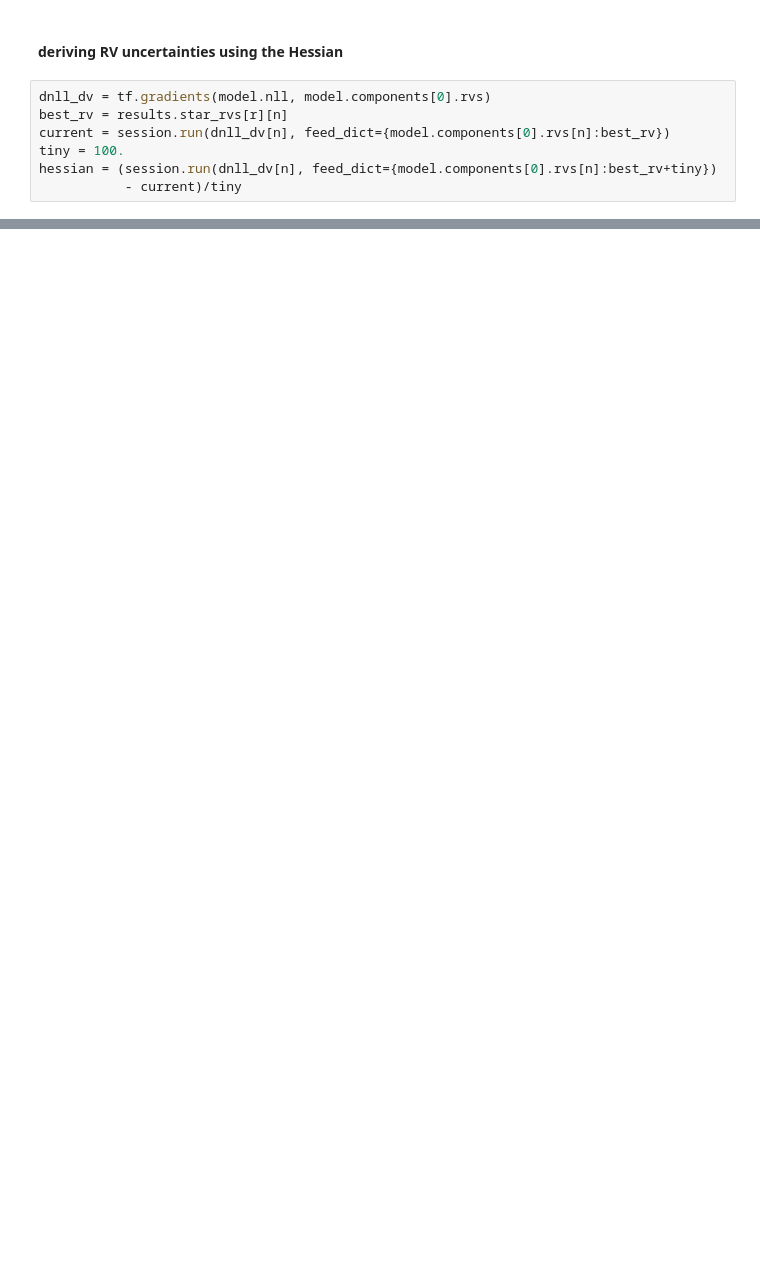
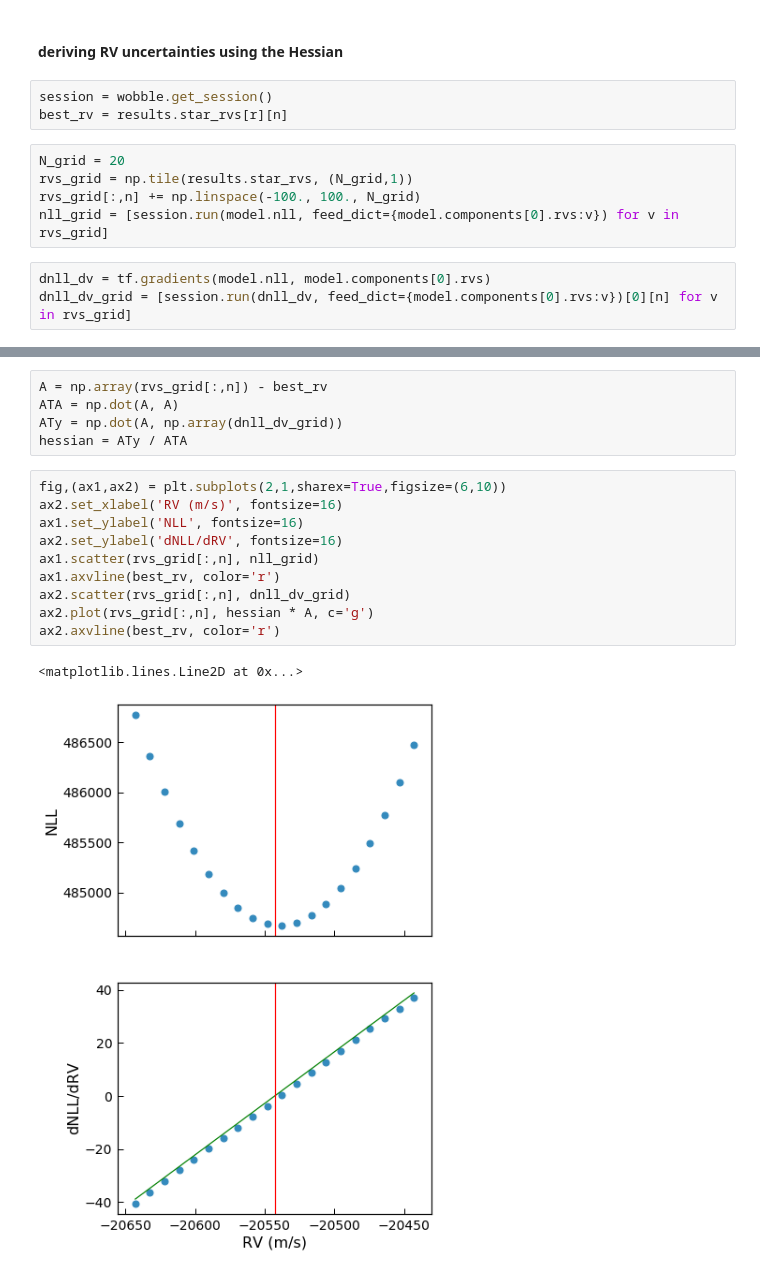
Before and after one commit to megbedell/wobble, a Jupyter notebook: notebooks/uncertainties.ipynb, the cells around one changed output, grey strips where cells are left out. Cells and saved outputs as stored; diff of their text form; blank space fills up the shorter version.

```diff
--- a/notebooks/uncertainties.ipynb
+++ b/notebooks/uncertainties.ipynb
@@ -57,9 +59,13 @@ print(1./np.sqrt(crlb))
 # %% [markdown]
 #### deriving RV uncertainties using the Hessian
+# %%
+session = wobble.get_session()
+best_rv = results.star_rvs[r][n]
+# %%
+N_grid = 20
+rvs_grid = np.tile(results.star_rvs, (N_grid,1))
+rvs_grid[:,n] += np.linspace(-100., 100., N_grid)
+nll_grid = [session.run(model.nll, feed_dict={model.components[0].rvs:v}) for v in rvs_grid]
 # %%
 dnll_dv = tf.gradients(model.nll, model.components[0].rvs)
-best_rv = results.star_rvs[r][n]
-current = session.run(dnll_dv[n], feed_dict={model.components[0].rvs[n]:best_rv})
-tiny = 100.
-hessian = (session.run(dnll_dv[n], feed_dict={model.components[0].rvs[n]:best_rv+tiny})
-           - current)/tiny
+dnll_dv_grid = [session.run(dnll_dv, feed_dict={model.components[0].rvs:v})[0][n] for v in rvs_grid]
@@ -96,0 +72,18 @@ array([-1.29501219, -1.31234992, -1.70108225, -1.20127702, -1.74705781,
+# %%
+A = np.array(rvs_grid[:,n]) - best_rv
+ATA = np.dot(A, A)
+ATy = np.dot(A, np.array(dnll_dv_grid))
+hessian = ATy / ATA
+# %%
+fig,(ax1,ax2) = plt.subplots(2,1,sharex=True,figsize=(6,10))
+ax2.set_xlabel('RV (m/s)', fontsize=16)
+ax1.set_ylabel('NLL', fontsize=16)
+ax2.set_ylabel('dNLL/dRV', fontsize=16)
+ax1.scatter(rvs_grid[:,n], nll_grid)
+ax1.axvline(best_rv, color='r')
+ax2.scatter(rvs_grid[:,n], dnll_dv_grid)
+ax2.plot(rvs_grid[:,n], hessian * A, c='g')
+ax2.axvline(best_rv, color='r')
+# %% [output]
+<matplotlib.lines.Line2D at 0x...>
+[figure, added]
```
Also changed, not shown: parts of 11 cells of this notebook, 2 other files.
